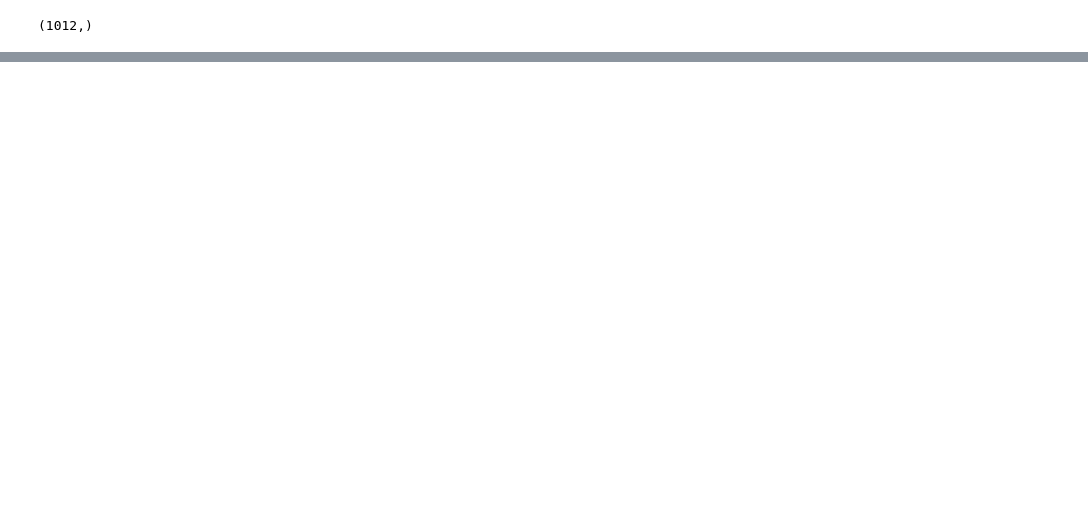
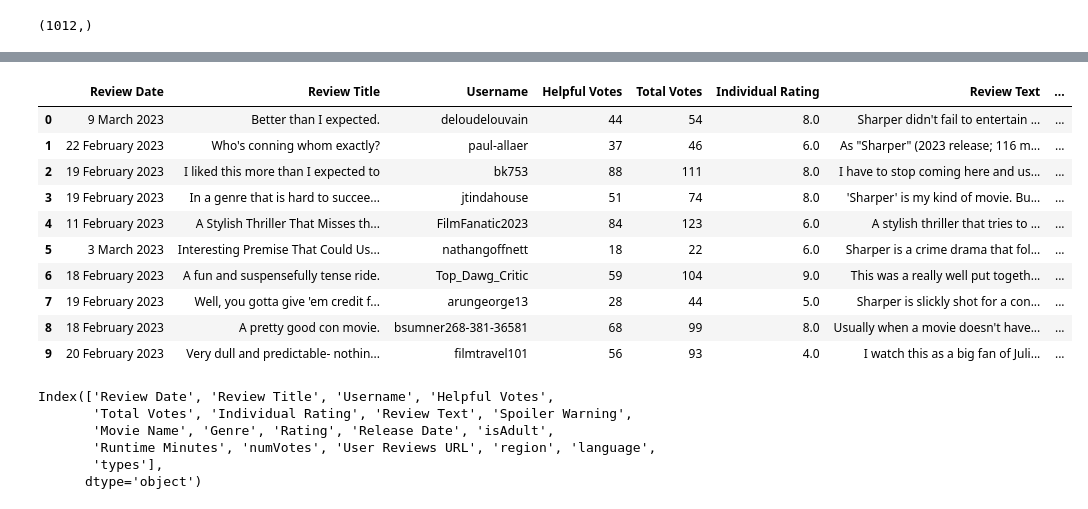
Before and after one commit to shreyashguptas/IMDb_movie_review_sentiment_analysis, a Jupyter notebook: IMDb_webscrapping_script.ipynb, the cells around one changed output, grey strips where cells are left out. Saved outputs shown, nothing was run; the diff lists cells and outputs as text; code cells hidden in the pictures; blank space fills up the shorter version.

Commit message:
added region, language, type and isOriginal

```diff
--- a/IMDb_webscrapping_script.ipynb
+++ b/IMDb_webscrapping_script.ipynb
@@ -770,0 +916,28 @@ repeats.shape
+# %%
+import pandas as pd
+
+# load all_reviews_df.csv into a dataframe called all_reviews_df
+all_reviews_df = pd.read_csv('/Users/shreyashgupta/Library/CloudStorage/OneDrive-UniversityofArkansas/MSEA/2nd Semester - MSEA/ECON 5823 - ECONOMIC ANALYTICS II/Project Code file/all_reviews_df.csv')
+# %%
+all_reviews_df.head(10)
+# %% [output]
+|  | Review Date | Review Title | Username | Helpful Votes | Total Votes | Individual Rating | Review Text | ... |
+| 0 | 9 March 2023 | Better than I expected. | deloudelouvain | 44 | 54 | 8.0 | Sharper didn't fail to entertain ... | ... |
+| 1 | 22 February 2023 | Who's conning whom exactly? | paul-allaer | 37 | 46 | 6.0 | As "Sharper" (2023 release; 116 m... | ... |
+| 2 | 19 February 2023 | I liked this more than I expected to | bk753 | 88 | 111 | 8.0 | I have to stop coming here and us... | ... |
+| 3 | 19 February 2023 | In a genre that is hard to succee... | jtindahouse | 51 | 74 | 8.0 | 'Sharper' is my kind of movie. Bu... | ... |
+| 4 | 11 February 2023 | A Stylish Thriller That Misses th... | FilmFanatic2023 | 84 | 123 | 6.0 | A stylish thriller that tries to ... | ... |
+| 5 | 3 March 2023 | Interesting Premise That Could Us... | nathangoffnett | 18 | 22 | 6.0 | Sharper is a crime drama that fol... | ... |
+| 6 | 18 February 2023 | A fun and suspensefully tense ride. | Top_Dawg_Critic | 59 | 104 | 9.0 | This was a really well put togeth... | ... |
+| 7 | 19 February 2023 | Well, you gotta give 'em credit f... | arungeorge13 | 28 | 44 | 5.0 | Sharper is slickly shot for a con... | ... |
+| 8 | 18 February 2023 | A pretty good con movie. | bsumner268-381-36581 | 68 | 99 | 8.0 | Usually when a movie doesn't have... | ... |
+| 9 | 20 February 2023 | Very dull and predictable- nothin... | filmtravel101 | 56 | 93 | 4.0 | I watch this as a big fan of Juli... | ... |
+# %%
+all_reviews_df.columns
+# %% [output]
+Index(['Review Date', 'Review Title', 'Username', 'Helpful Votes',
+       'Total Votes', 'Individual Rating', 'Review Text', 'Spoiler Warning',
+       'Movie Name', 'Genre', 'Rating', 'Release Date', 'isAdult',
+       'Runtime Minutes', 'numVotes', 'User Reviews URL', 'region', 'language',
+       'types'],
+      dtype='object')
```
Also changed, not shown: parts of 32 cells of this notebook, 1 other file.
